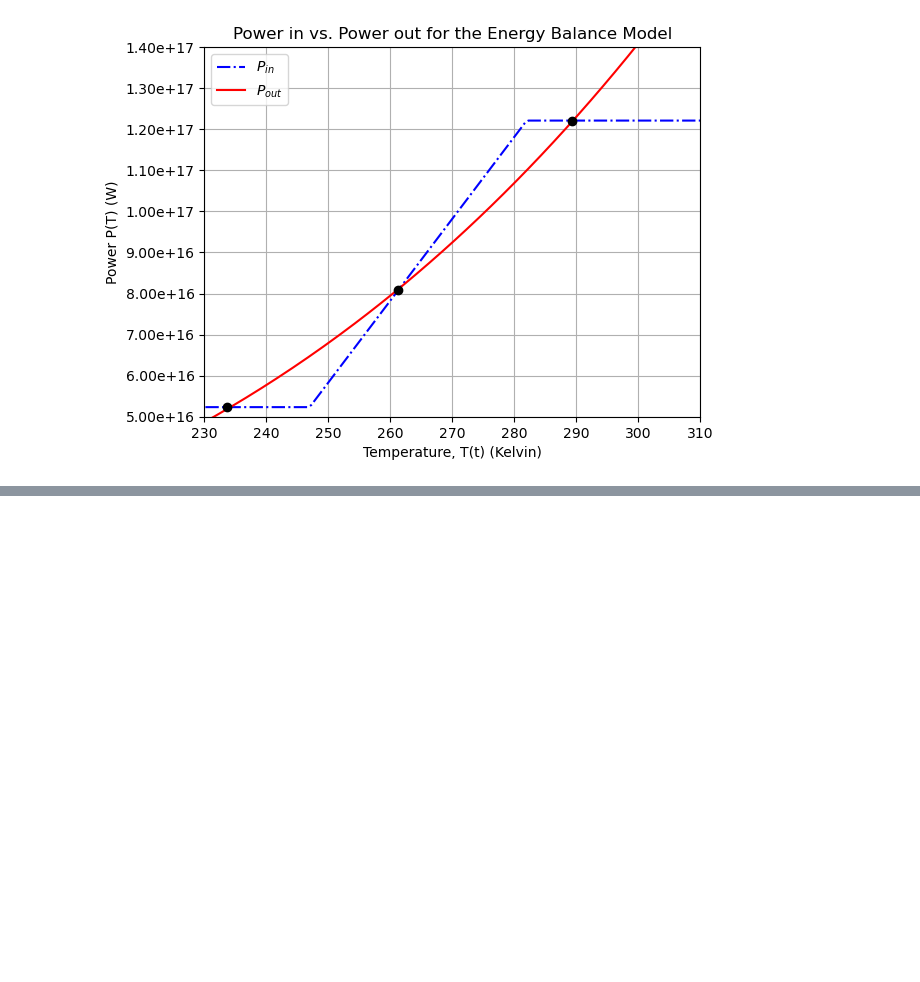
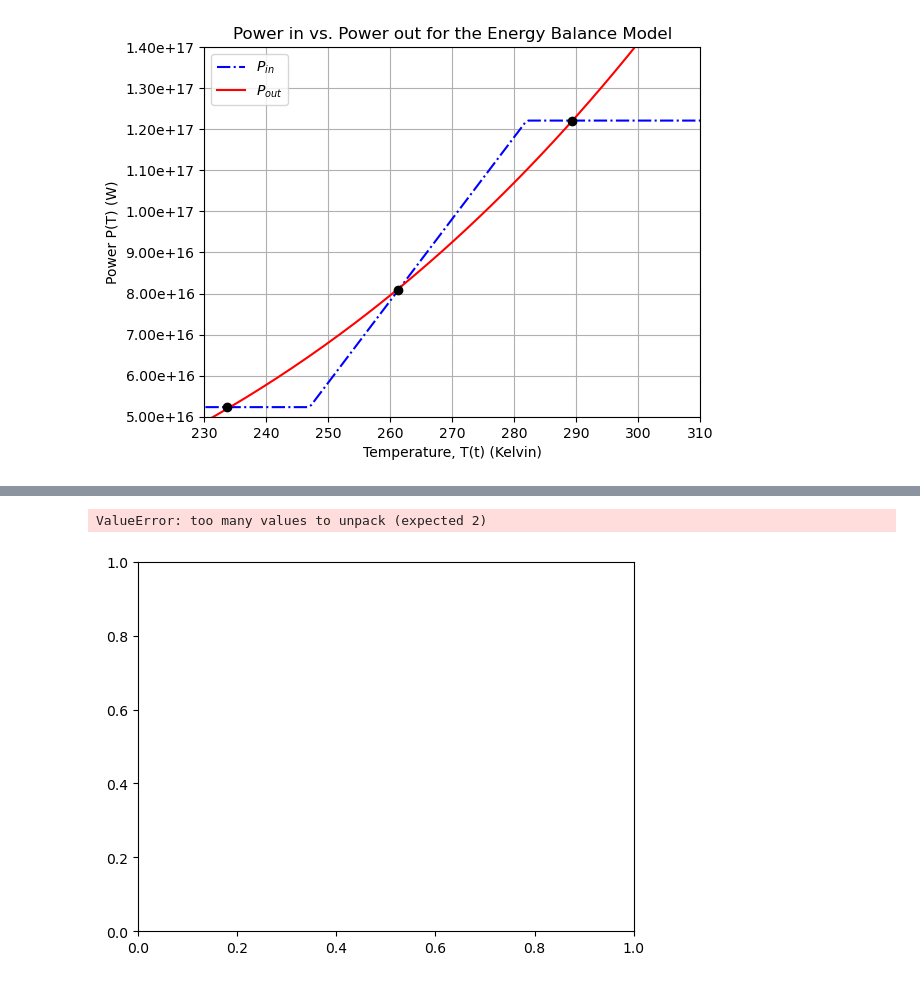
Before and after one commit to blucardin/SCIE001Math, a Jupyter notebook: intersection.ipynb, the cells around one changed output, grey strips where cells are left out. Saved outputs shown, nothing was run; the diff lists cells and outputs as text; code cells hidden in the pictures; blank space fills up the shorter version.

```diff
--- a/intersection.ipynb
+++ b/intersection.ipynb
@@ -57,0 +96,18 @@ Intersection points:
+# %%
+times = np.linspace(0, 60 * 60 * 24 * 365, 100 )
+
+# T_eq
+
+fig, ax = plt.subplots()
+
+maxDerivative = max(derivativeT)
+
+q = ax.quiver(times, T_eq,  np.cos((np.pi/4) * (derivativeT/maxDerivative)), V)
+
+ax.quiverkey(q, X=0.3, Y=1.1, U=10,
+             label='Quiver key, length = 10', labelpos='E')
+
+plt.show()
+# %% [output]
+ValueError: too many values to unpack (expected 2)
+[figure, added]
```
Also changed, not shown: parts of 5 cells of this notebook, 2 other files.
